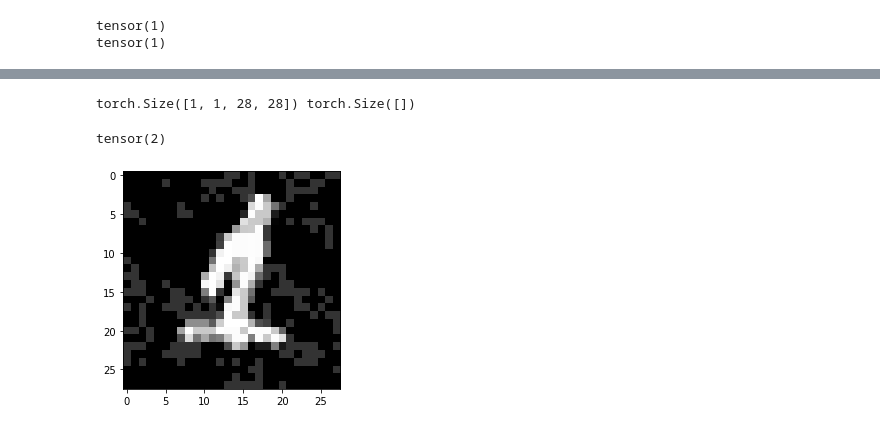
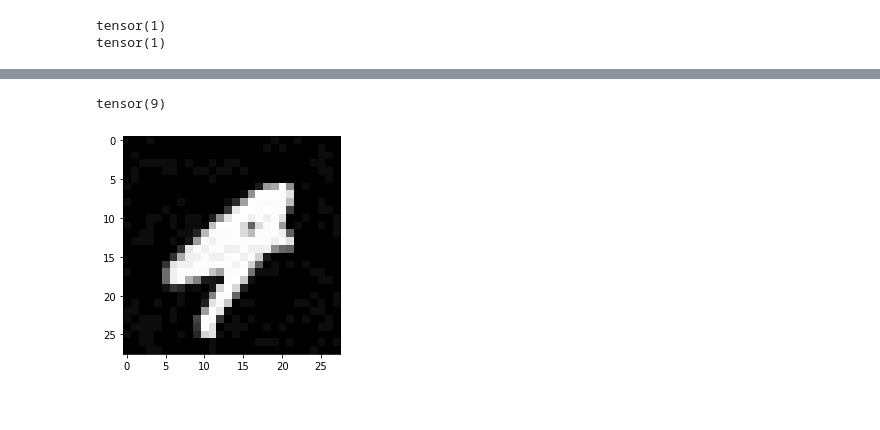
Before and after one commit to xTavi/BlackBoxAttack, a Jupyter notebook: BlackBoxAttack.ipynb, the cells around one changed output, grey strips where cells are left out. Cells and saved outputs as stored; diff of their text form; code cells hidden in the pictures.

```diff
--- a/BlackBoxAttack.ipynb
+++ b/BlackBoxAttack.ipynb
@@ -180,3 +180,15 @@ Epsilons: List of epsilon values to use for the run. It is important to keep 0 i
 epsilons = [0, .05, .1, .15, .2, .25, .3]
 pretrained_model = "conv_net.pt"
 use_cuda=True
+# %%
+print("CUDA Available: ",torch.cuda.is_available())
+device = torch.device("cuda" if (use_cuda and torch.cuda.is_available()) else "cpu")
+
+# Initialize the network
+model = CNN().to(device)
+
+# Load the pretrained model
+model.load_state_dict(torch.load(pretrained_model, map_location='cpu'))
+
+# Set the model in evaluation mode.
+model.eval()
@@ -183,5 +203,10 @@ use_cuda=True
 # %% [markdown]
 # Let's do a black box SimBa attack
+# %%
+#Here we add the element we need
+
+adv = []
+number_of_correct = 0
 # %%
 def get_probs(model, x, y):
     output = model(x)
@@ -298,4 +320,0 @@ torch.Size([1, 1, 28, 28])
-# %%
-print(xx.size(), y.size())
-# %% [output]
-torch.Size([1, 1, 28, 28]) torch.Size([])
@@ -302,11 +323,11 @@ torch.Size([1, 1, 28, 28]) torch.Size([])
 # %%
-plt.imshow(adversarial[0][0], cmap='gray')
+plt.imshow(adv[len(adv)-2][2][0][0], cmap='gray')
 
-bad_output = model(adversarial)
+bad_output = model(adv[0][2])
 print(bad_output.argmax())
 # %% [output]
-tensor(2)
+tensor(9)
-[figure, old version]
+[figure, new version]
 # %%
 epsilons = [0, .05, .1, .15, .2, .25, .3]
 # %%
```
Also changed, not shown: parts of 10 cells of this notebook.
